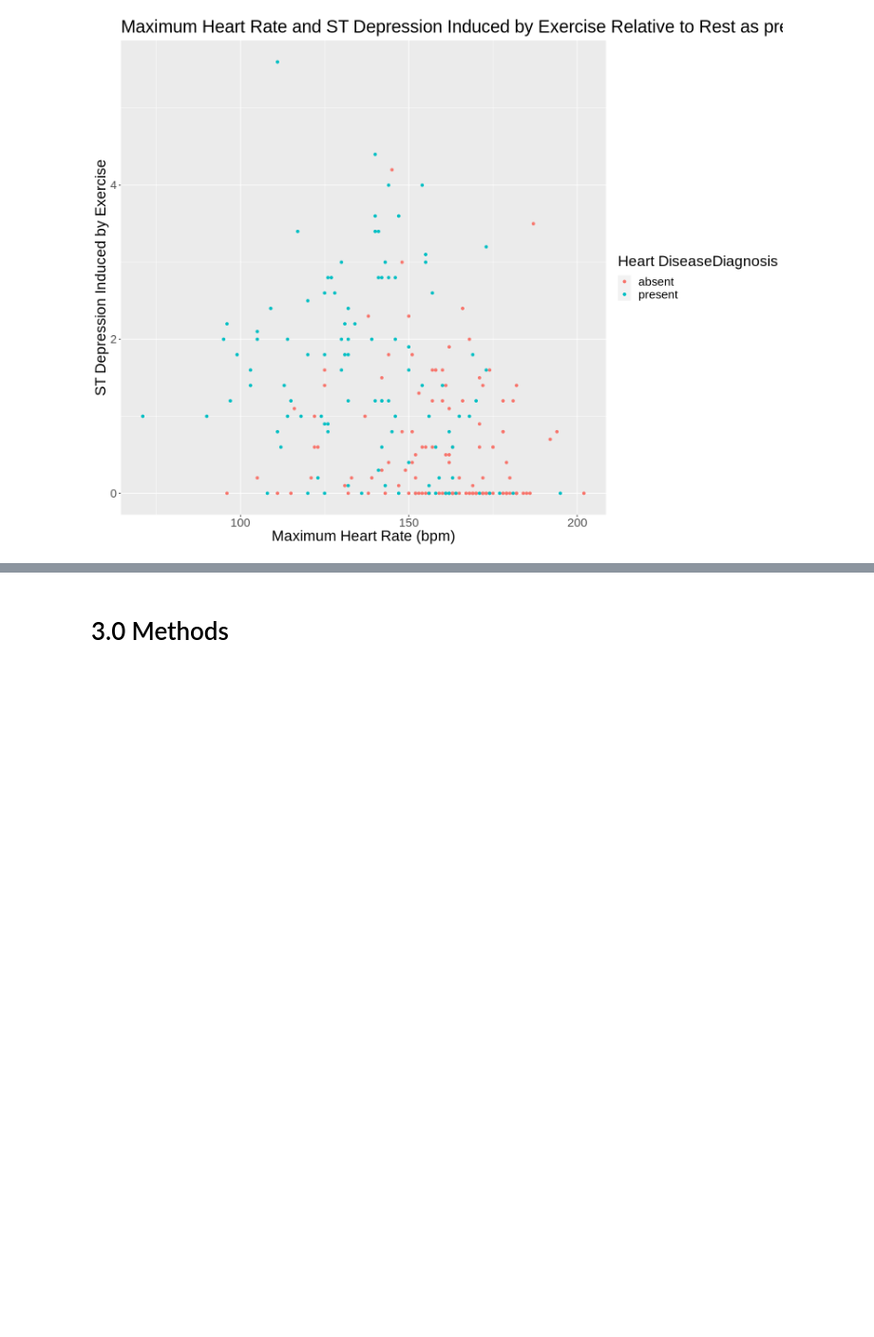
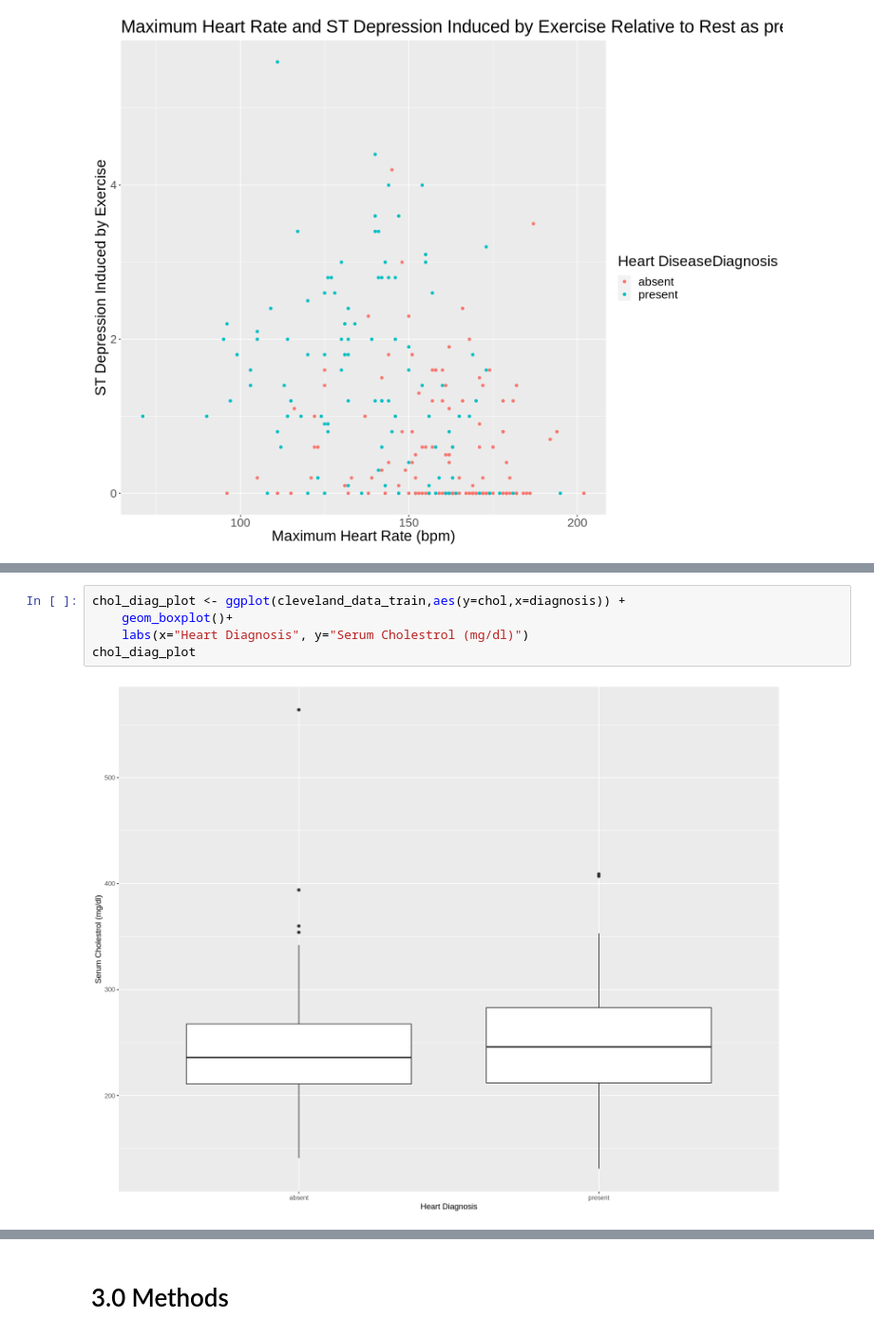
Before and after one commit to duffydu/dsci100-project, a Jupyter notebook: Heart_Disease.ipynb, the cells around one changed output, grey strips where cells are left out. Shown at 95% size. Cells and saved outputs as stored; diff of their text form; blank space fills up the shorter version.

```diff
--- a/Heart_Disease.ipynb
+++ b/Heart_Disease.ipynb
@@ -351,0 +387,7 @@ thalach_and_oldpeak_plot
+# %%
+chol_diag_plot <- ggplot(cleveland_data_train,aes(y=chol,x=diagnosis)) +
+    geom_boxplot()+
+    labs(x="Heart Diagnosis", y="Serum Cholestrol (mg/dl)")
+chol_diag_plot
+# %% [output]
+[figure, added]
```
Also changed, not shown: parts of 26 cells of this notebook.
